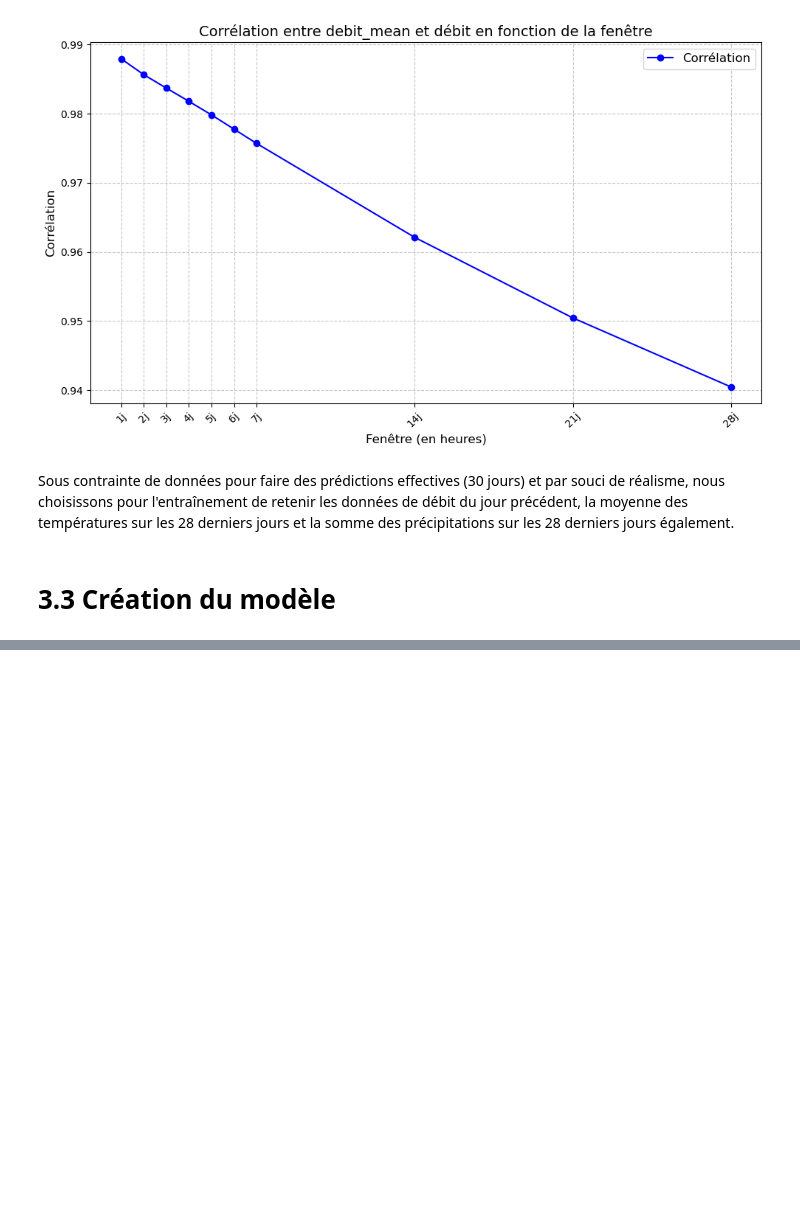
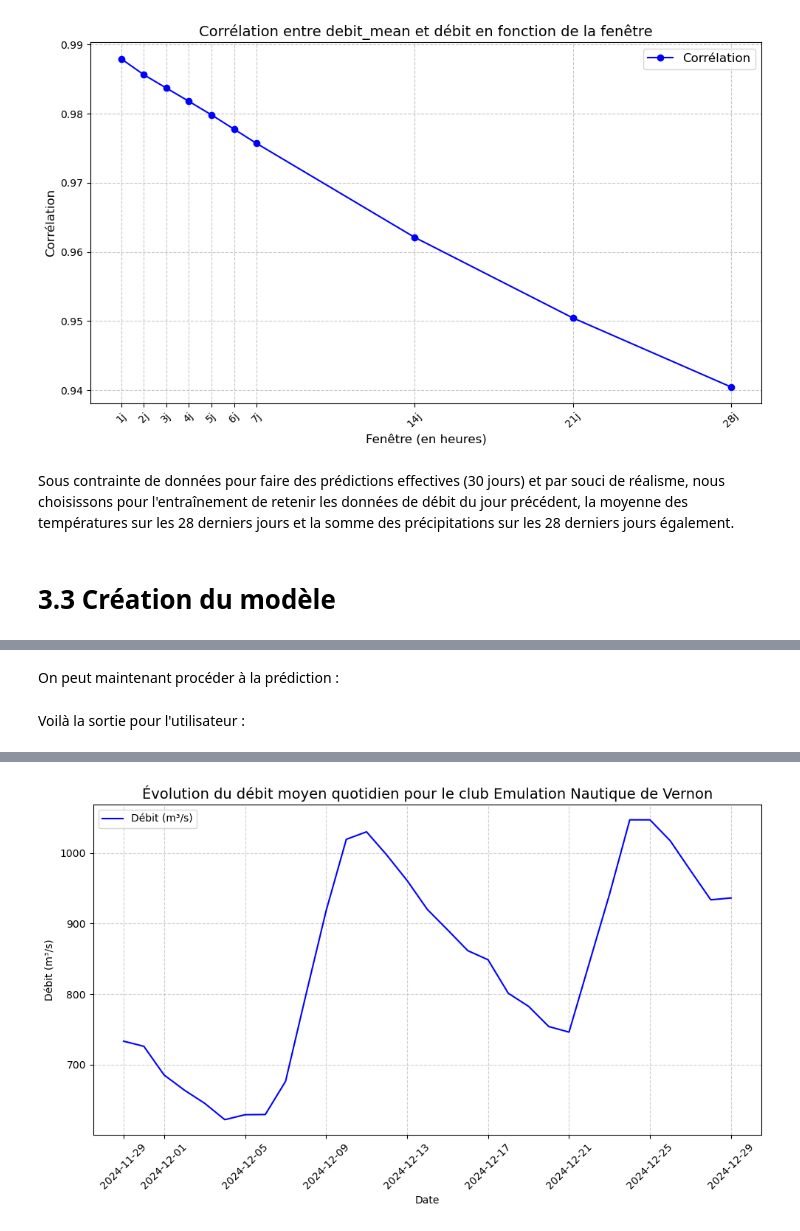
Before and after one commit to vadim-gisserot/Projet-de-Python-Leroux-Gisserot, a Jupyter notebook: notebooks/Compte-rendu de l'analyse.ipynb, the cells around one changed output, grey strips where cells are left out. Cells and saved outputs as stored; diff of their text form; code cells hidden in the pictures; blank space fills up the shorter version.

Commit message:
partie modelling reviewed

```diff
--- a/notebooks/Compte-rendu de l'analyse.ipynb
+++ b/notebooks/Compte-rendu de l'analyse.ipynb
@@ -598,0 +691,3 @@ NameError: name 'train_test_split' is not defined
+# %%
+debit_club_pred = pd.merge(debit_jours_precedents, clubs_hydro_meteo[['Club', 'LAT', 'LON', 'NUM_NHS', 'NHS']], on='NUM_NHS', how='left')
+debit_club_pred = debit_club_pred[debit_club_pred['Club'] == club]
@@ -598,0 +702,7 @@ NameError: name 'train_test_split' is not defined
+# %%
+# 3: on combine les deux DataFrames sur le Club et la colonne temporelle 'AAAAMJJHH'
+debit_meteo_combined_pred = debit_club_pred.merge(
+    meteo_club_pred,
+    on=['Club', 'AAAAMMJJHH'],
+    suffixes=('_hydro', '_meteo')
+)
@@ -598,0 +747,36 @@ NameError: name 'train_test_split' is not defined
+# %% [markdown]
+On peut maintenant procéder à la prédiction :
+# %%
+features_pred = [col_pred for col_pred in debit_meteo_combined_predict.columns if col_pred not in ["datetime", "Club", "debit"]]
+X_pred = debit_meteo_combined_predict[features_pred]
+prediction = model.predict(X_pred)
+resultat_prediction = prediction[0]
+resultat_prediction = int(resultat_prediction)
+# Affichage du résultat
+# %% [markdown]
+Voilà la sortie pour l'utilisateur :
+# %%
+phrase = f"Le débit prédit pour le {date} avoisine les {resultat_prediction:.2f} m³/s. "
+x_plot =debit_jours_precedents_daily["date"]
+y_plot= debit_jours_precedents_daily["debit"]
+# Ajout des recommandations en fonction du débit
+if 550 <= resultat_prediction <= 750:
+    phrase += (
+        "Le débit est assez fort. Nous vous recommandons vivement de ne pas sortir en bateau individuel, pour votre sécurité. "
+        "Pour votre information, voilà la tendance des variations du début de ces 30 derniers jours"
+    )
+elif resultat_prediction > 750:
+    phrase += (
+        "Attention : le débit est extrêmement élevé. Toute sortie sur l'eau est formellement interdite pour votre sécurité. "
+        "Pour votre information, voilà la tendance des variations du début de ces 30 derniers jours"
+    )
+else:
+    phrase += (
+        "Les conditions sont idéales ! Vous pouvez profiter sereinement de votre sortie sur l'eau. "
+        "Pour votre information, voilà la tendance des variations du début de ces 30 derniers jours"
+    )
+
+# Affichage de la réponse complète
+display(Markdown(phrase))
+trace_graphique(x_plot, y_plot, f"Évolution du débit moyen quotidien pour le club {club}", "Date", "Débit (m³/s)")
+# %% [output]
@@ -598,0 +784 @@ NameError: name 'train_test_split' is not defined
+[figure, added]
```
Also changed, not shown: parts of 13 cells of this notebook, 1 other file.
